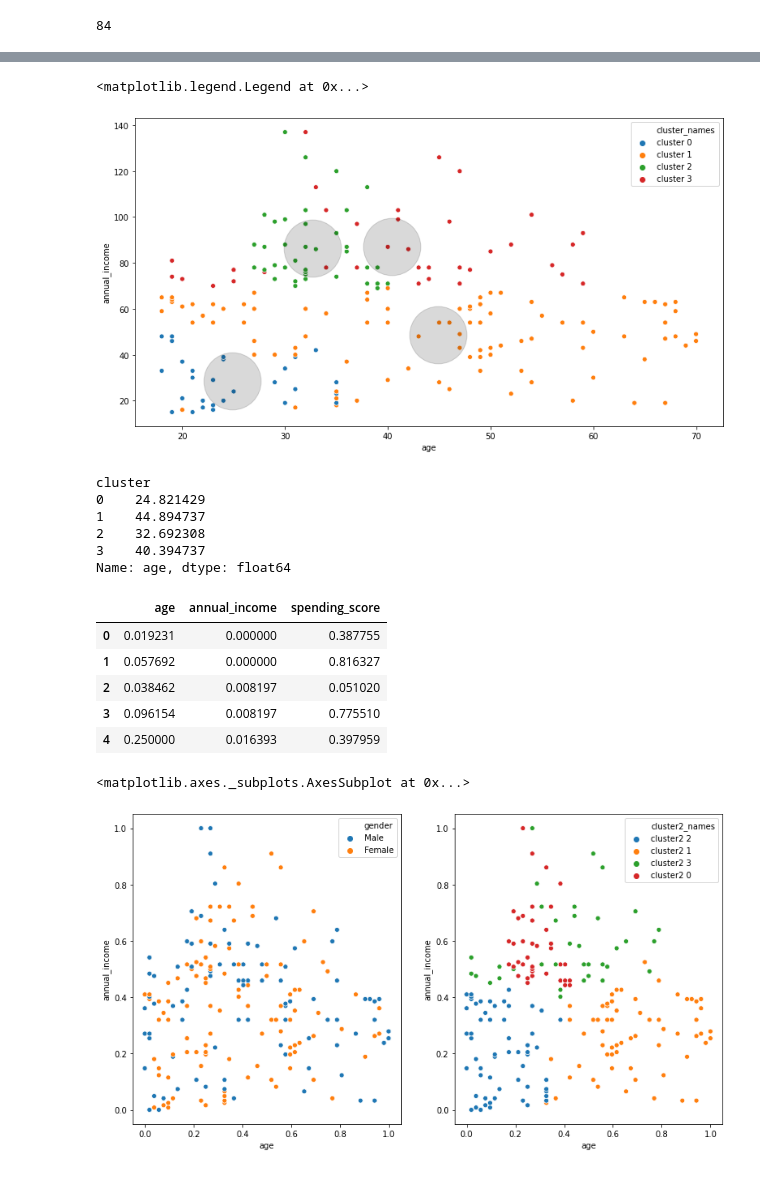
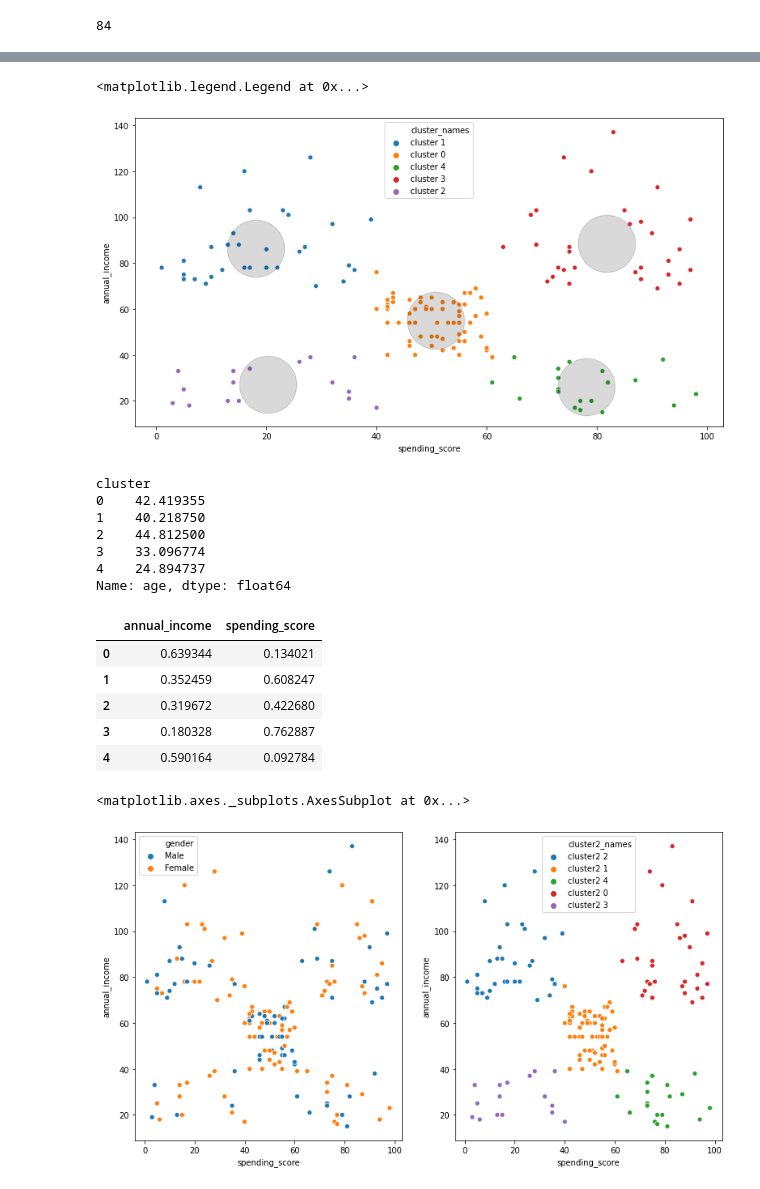
Before and after one commit to CameronGTaylor/ds-methodologies-exercises, a Jupyter notebook: clustering/modeling.ipynb, the cells around one changed output, grey strips where cells are left out. Drawn from its saved outputs; the diff is of its cells as text; code cells hidden in the pictures.

```diff
--- a/clustering/modeling.ipynb
+++ b/clustering/modeling.ipynb
@@ -134,20 +146,24 @@ df.head()
 len(df.spending_score.value_counts())
 # %% [output]
 84
+# %%
+train, test = train_test_split(df, train_size=.8)
 # %%
-X = df[['age','annual_income','spending_score']]
+X = train[['annual_income','spending_score']]
 
-kmeans = KMeans(4)
+kmeans = KMeans(5)
 kmeans.fit(X)
-df['cluster'] = kmeans.predict(X)
-df['cluster_names'] = 'cluster ' + df.cluster.astype(str)
+train['cluster'] = kmeans.predict(X)
+train['cluster_names'] = 'cluster ' + train.cluster.astype(str)
 
 plt.subplot(121)
-sns.scatterplot(df.age, df.annual_income, hue=df.gender)
+sns.scatterplot(train.spending_score, train.annual_income,
+                hue=train.gender)
 plt.legend()
-plt.xlabel('age')
+plt.xlabel('spending_score')
 plt.ylabel('annual_income')
 plt.subplot(122)
-sns.scatterplot(df.age, df.annual_income, hue=df.cluster_names)
+sns.scatterplot(train.spending_score, train.annual_income,
+                hue=train.cluster_names)
 # %% [output]
 <matplotlib.axes._subplots.AxesSubplot at 0x...>
@@ -155,45 +171,49 @@ sns.scatterplot(df.age, df.annual_income, hue=df.cluster_names)
 # %%
-sns.scatterplot(df.age, df.annual_income, hue=df.cluster_names)
+sns.scatterplot(train.spending_score, train.annual_income,
+                hue=train.cluster_names)
 centroids = pd.DataFrame(kmeans.cluster_centers_, columns=X.columns)
-centroids.plot.scatter(x='age', y='annual_income',
+centroids.plot.scatter(x='spending_score', y='annual_income',
                        ax=plt.gca(), alpha=.15, s=5000, c='black')
 plt.legend()
 # %% [output]
 <matplotlib.legend.Legend at 0x...>
-[figure, old version]
+[figure, new version]
 # %%
-df.groupby('cluster').age.mean()
+train.groupby('cluster').age.mean()
 # %% [output]
 cluster
-0    24.821429
-1    44.894737
-2    32.692308
-3    40.394737
+0    42.419355
+1    40.218750
+2    44.812500
+3    33.096774
+4    24.894737
 Name: age, dtype: float64
 # %%
-scaler = MinMaxScaler()
-X2 = pd.DataFrame(scaler.fit_transform(X), columns = X.columns)
-X2.head(5)
+scaler2 = MinMaxScaler()
+X2 = pd.DataFrame(scaler2.fit_transform(X), columns = X.columns)
+X2.head()
 # %% [output]
-|  | age | annual_income | spending_score |
-| 0 | 0.019231 | 0.000000 | 0.387755 |
-| 1 | 0.057692 | 0.000000 | 0.816327 |
-| 2 | 0.038462 | 0.008197 | 0.051020 |
-| 3 | 0.096154 | 0.008197 | 0.775510 |
-| 4 | 0.250000 | 0.016393 | 0.397959 |
+|  | annual_income | spending_score |
+| 0 | 0.639344 | 0.134021 |
+| 1 | 0.352459 | 0.608247 |
+| 2 | 0.319672 | 0.422680 |
+| 3 | 0.180328 | 0.762887 |
+| 4 | 0.590164 | 0.092784 |
 # %%
-kmeans2 = KMeans(4)
+kmeans2 = KMeans(5)
 kmeans2.fit(X2)
-df['cluster2'] = kmeans2.predict(X2)
-df['cluster2_names'] = 'cluster2 ' + df.cluster2.astype(str)
+train['cluster2'] = kmeans2.labels_
+train['cluster2_names'] = 'cluster2 ' + train.cluster2.astype(str)
 
 plt.subplot(121)
-sns.scatterplot(X2.age, X2.annual_income, hue=df.gender)
+sns.scatterplot(X.spending_score, X.annual_income,
+                hue=train.gender)
 plt.legend()
-plt.xlabel('age')
+plt.xlabel('spending_score')
 plt.ylabel('annual_income')
 plt.subplot(122)
-sns.scatterplot(X2.age, X2.annual_income, hue=df.cluster2_names)
+sns.scatterplot(X.spending_score, X.annual_income,
+                hue=train.cluster2_names)
 # %% [output]
 <matplotlib.axes._subplots.AxesSubplot at 0x...>
-[figure, old version]
+[figure, new version]
```
Also changed, not shown: parts of 21 cells of this notebook.
